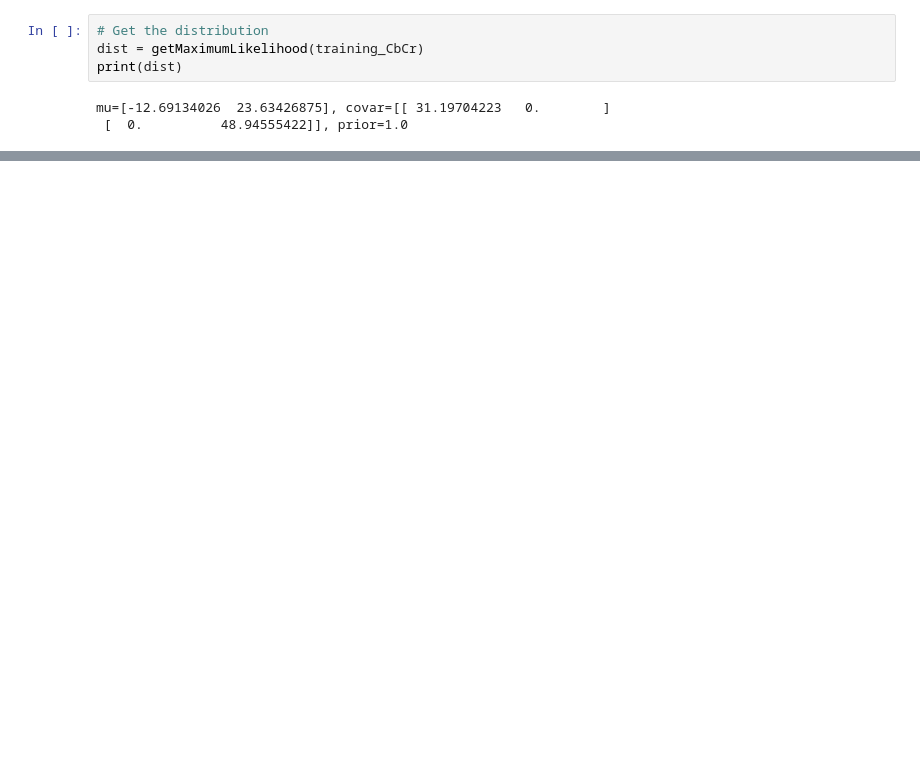
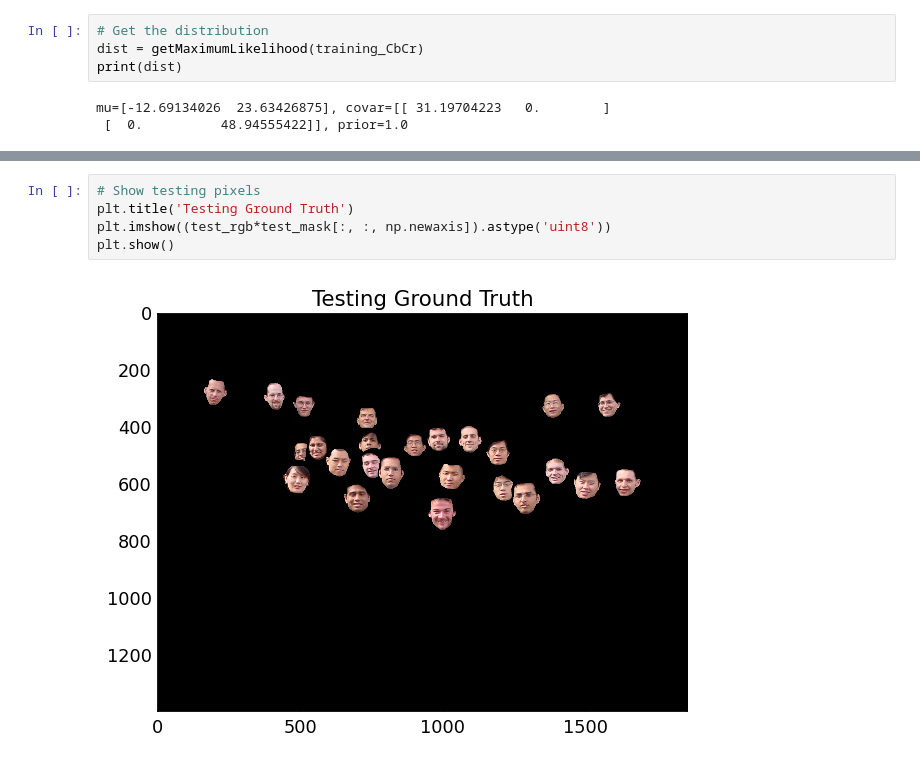
Before and after one commit to lavahot/Pattern-Recognition, a Jupyter notebook: Maximum-Likelihood/testing_3.ipynb, the cells around one changed output, grey strips where cells are left out. Drawn from its saved outputs; the diff is of its cells as text; blank space fills up the shorter version.

```diff
--- a/Maximum-Likelihood/testing_3.ipynb
+++ b/Maximum-Likelihood/testing_3.ipynb
@@ -103,0 +71,7 @@ plt.plot(thresholds, z)
+# %%
+# Show testing pixels
+plt.title('Testing Ground Truth')
+plt.imshow((test_rgb*test_mask[:, :, np.newaxis]).astype('uint8'))
+plt.show()
+# %% [output]
+[figure, added]
```
Also changed, not shown: parts of 16 cells of this notebook.
